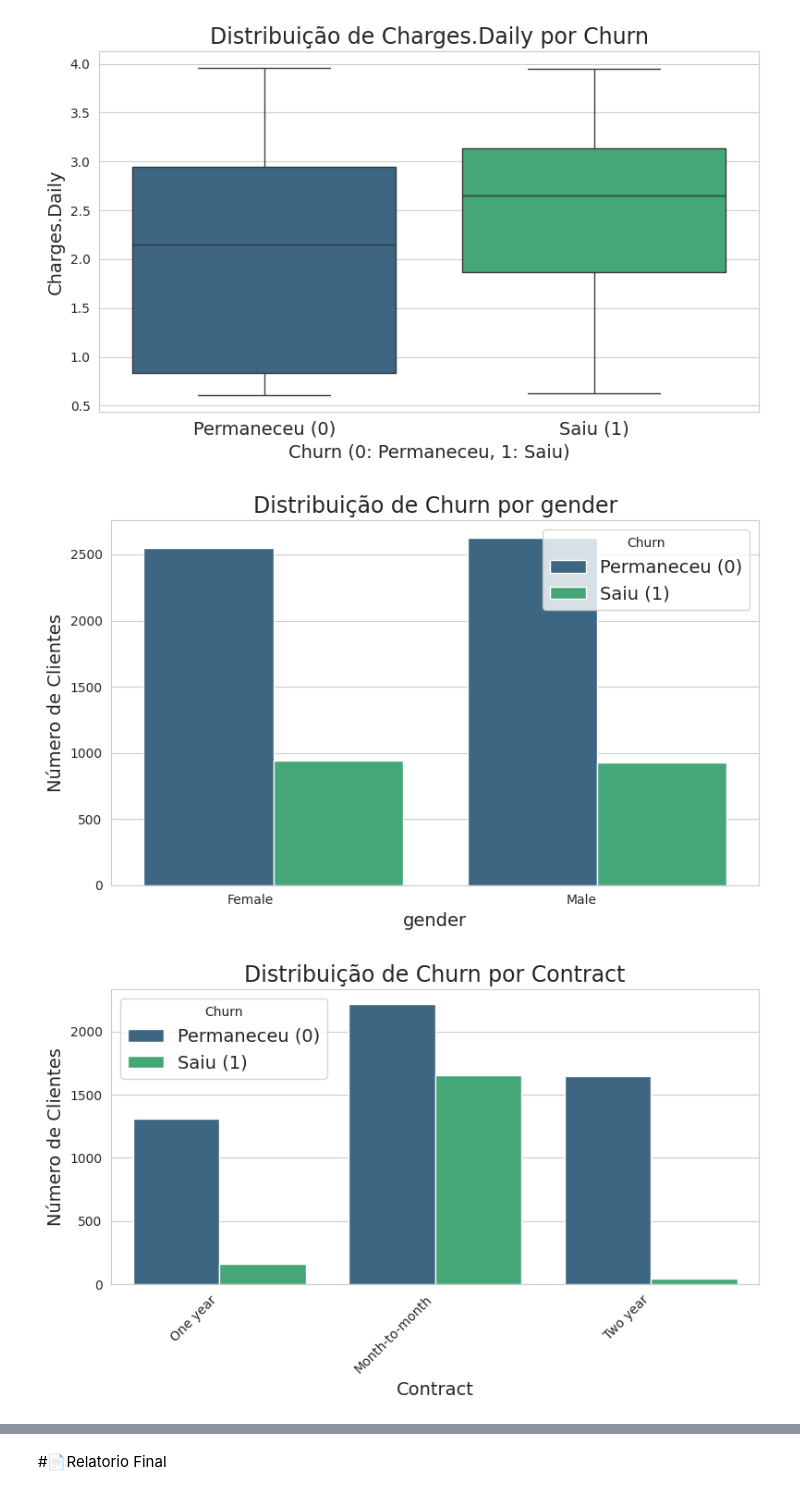
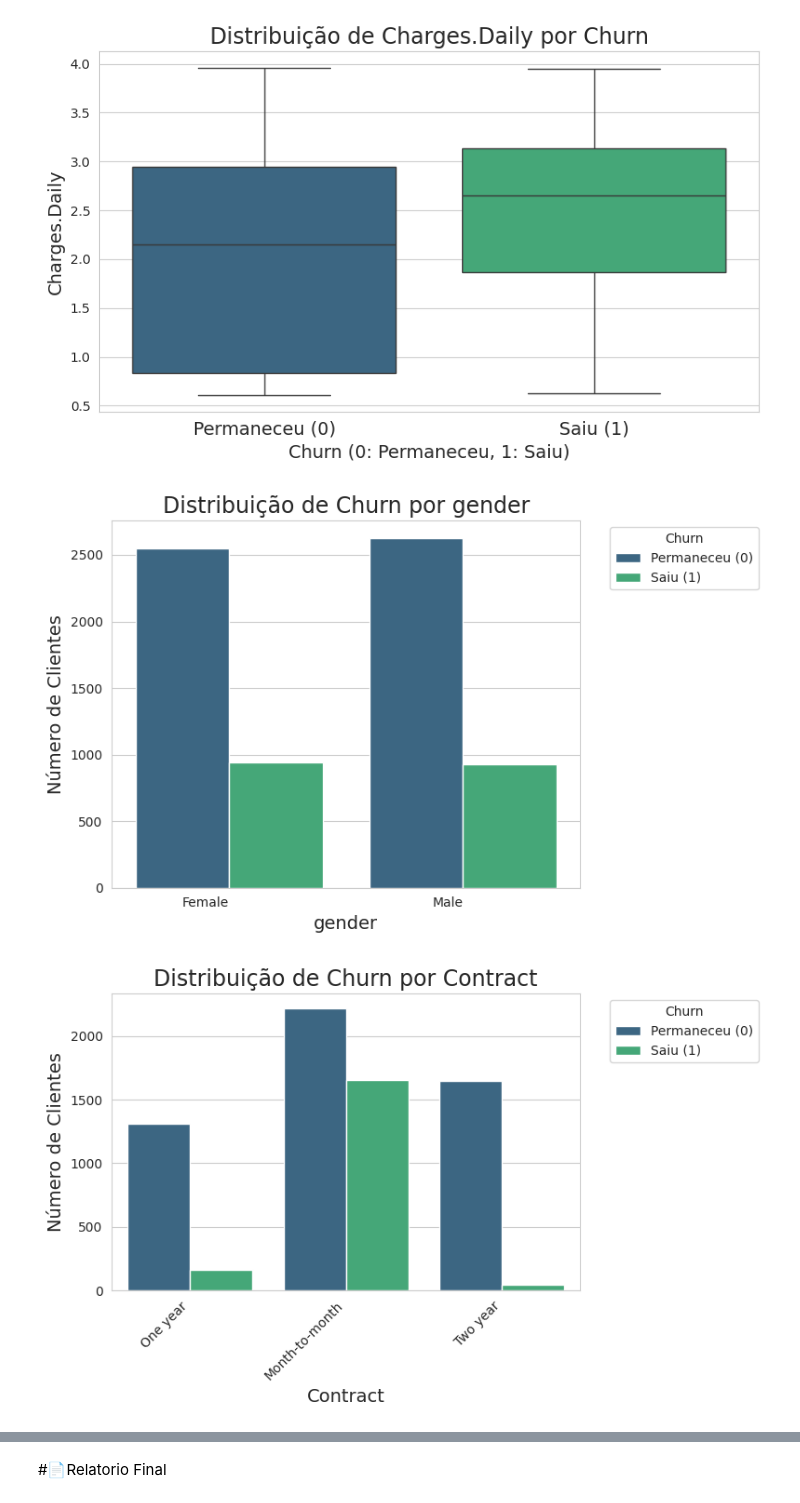
Before and after one commit to ZackMcz/Challenge-2---Telecom-X, a Jupyter notebook: TelecomX_Data.ipynb, the cells around one changed output, grey strips where cells are left out. Cells and saved outputs as stored; diff of their text form; code cells hidden in the pictures.

```diff
--- a/TelecomX_Data.ipynb
+++ b/TelecomX_Data.ipynb
@@ -498,26 +498,26 @@ Passing `palette` without assigning `hue` is deprecated and will be removed in v
 # %%
 # Contagem de Evasão por Variáveis Numéricas
 
 import matplotlib.pyplot as plt
 import seaborn as sns
 
 # Set the style for the plots
 sns.set_style('whitegrid')
 
 # Create count plots for Churn vs. Gender, Contract, and PaymentMethod
 categorical_cols_to_plot = ['gender', 'Contract', 'PaymentMethod']
 
 for col in categorical_cols_to_plot:
     plt.figure(figsize=(8, 5))
     # Use df_telecom_cleaned for plotting original categorical columns
     sns.countplot(x=col, hue='Churn', data=df_telecom_cleaned, palette='viridis')
     plt.title(f'Distribuição de Churn por {col}' , fontsize=17)
     plt.xlabel((col) , fontsize=14)
     plt.ylabel('Número de Clientes' , fontsize=14)
     plt.xticks(rotation=0 if col == 'gender' else 45, ha='right') # Rotate labels for better readability
-    plt.legend(title='Churn', labels=['Permaneceu (0)', 'Saiu (1)'] , fontsize=14)
+    plt.legend(title='Churn', labels=['Permaneceu (0)', 'Saiu (1)'] , fontsize=10,  loc='upper left', bbox_to_anchor=(1.05, 1))
     plt.tight_layout()
     plt.show()
 # %% [output]
-[figure, old version]
+[figure, new version]
-[figure, old version]
+[figure, new version]
```
Also changed, not shown: parts of 1 cell of this notebook.
